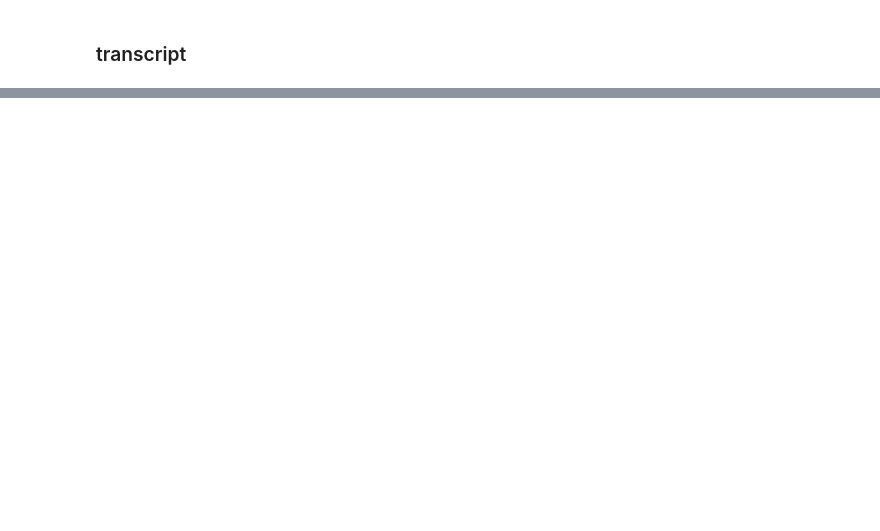
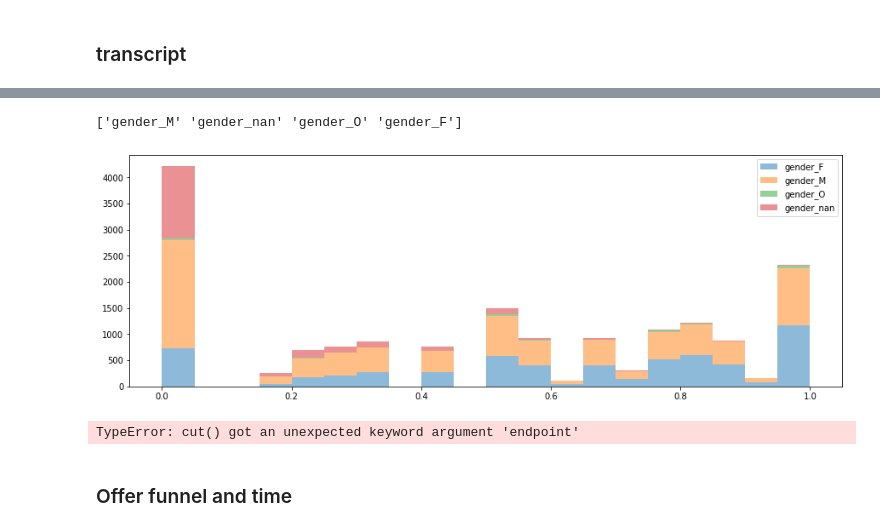
Before and after one commit to keyanyang/starbucks-mobile-app-offer-analysis, a Jupyter notebook: notebooks/analysis/analysis.ipynb, the cells around one changed output, grey strips where cells are left out. Saved outputs shown, nothing was run; the diff lists cells and outputs as text; code cells hidden in the pictures; blank space fills up the shorter version.

```diff
--- a/notebooks/analysis/analysis.ipynb
+++ b/notebooks/analysis/analysis.ipynb
@@ -204,0 +238,8 @@ AssertionError:
+# %%
+# make the type offer id consistent
+df_transcript['value'] = df_transcript['value'].replace({'offer id': 'offer_id'}, regex=True)
+# %%
+# unstack value column and create new columns
+df_transcript_offer_id = df_transcript['value'].apply(lambda x: ast.literal_eval(x)).apply(pd.Series)
+df_transcript = pd.concat([df_transcript, df_transcript_offer_id], axis=1)
+df_transcript.drop('value', axis=1, inplace=True)
@@ -204,0 +265,10 @@ AssertionError:
+# %%
+# fill missing values of offer id so group by can be used to combine transaction and offer completion
+df_transcript['offer_id'].fillna('', inplace=True)
+
+# create transaction dataframe for EDA
+df_transaction = df_transcript.drop(df_transcript[df_transcript.event.isin(['offer received', 'offer viewed'])].index)\
+                        .groupby(['person', 'time']).agg({'offer_id': ''.join, 'amount': 'sum', 'reward': 'sum'})\
+                        .reset_index()
+
+df_transaction.head()
@@ -204,0 +282,11 @@ AssertionError:
+# %%
+# create df_offer for ML modeling
+df_tmp_offer_received = df_transcript[df_transcript['event'] == 'offer received'][['person', 'offer_id']]
+df_tmp_offer_transaction = df_transcript[df_transcript['event'] == 'offer completed'][['person', 'offer_id']]
+
+# offer df will left join this tmp df. Thus, we can create an indicator column for offer use
+df_tmp_offer_transaction['is_offer_used'] = 1
+
+df_offer = df_tmp_offer_received.merge(df_tmp_offer_transaction, how='left', on=['person', 'offer_id'])
+df_offer['is_offer_used'].fillna(0, inplace=True)
+df_offer.head()
@@ -240,0 +393,15 @@ Looks like there are many duplicate rows. Because these identical transcript sha
+# %%
+df_profile_gender = pd.melt(df_profile, id_vars='id', value_vars=['gender_F', 'gender_M', 'gender_O', 'gender_nan'], value_name='gender')
+df_profile_gender = df_profile_gender[df_profile_gender['gender'] == 1]
+df_profile_gender.drop('gender', axis=1, inplace=True)
+df_profile_gender.rename(columns={'variable': 'gender'}, inplace=True)
+# plot_offer_utilization_by_year(df_offer, df_profile_gender, 'gender')
+visualize.plot_offer_utilization_by_group(df_offer, df_profile_gender, 'gender')
+# %% [output]
+['gender_M' 'gender_nan' 'gender_O' 'gender_F']
+[figure, added]
+# %%
+df_profile['binned_age'] = pd.qcut(df_profile['age'],q=[0, .2, .4, .6, .8, 1])
+visualize.plot_offer_utilization_by_group(df_offer, df_profile, 'binned_age')
+# %% [output]
+TypeError: cut() got an unexpected keyword argument 'endpoint'
@@ -240,0 +411,2 @@ Looks like there are many duplicate rows. Because these identical transcript sha
+# %% [markdown]
+### Offer funnel and time
```
Also changed, not shown: parts of 50 cells of this notebook, 3 other files.
